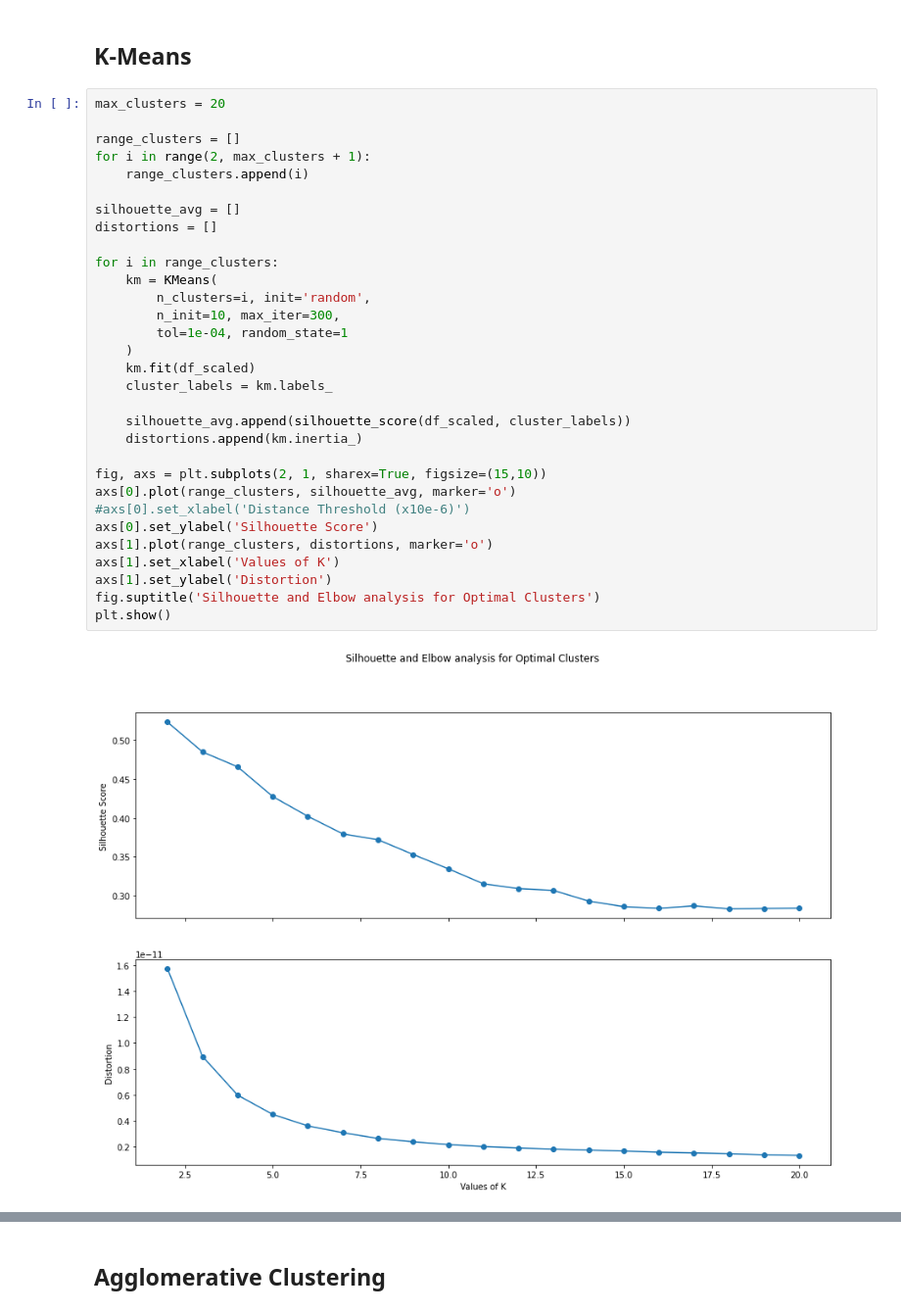
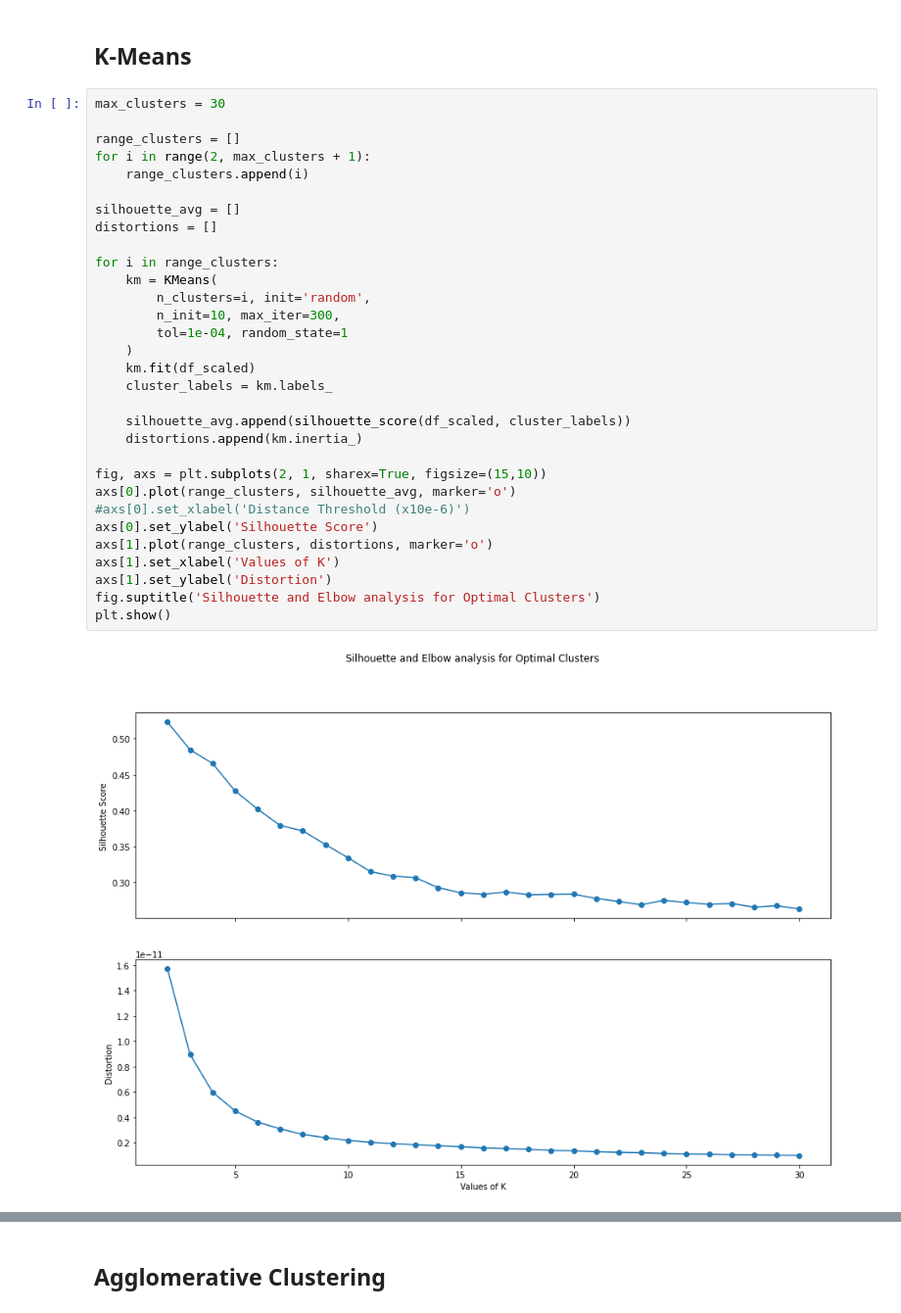
Before and after one commit to sskett/cosc301, a Jupyter notebook: clustering.ipynb, the cells around one changed output, grey strips where cells are left out. Shown at 98% size. Cells and saved outputs as stored; diff of their text form.

```diff
--- a/clustering.ipynb
+++ b/clustering.ipynb
@@ -78,36 +78,36 @@ df_scaled = pd.DataFrame(df_scaled, columns=df.columns).drop(['gameId', 'playId'
 # %% [markdown]
 ## K-Means
 # %%
-max_clusters = 20
+max_clusters = 30
 
 range_clusters = []
 for i in range(2, max_clusters + 1):
     range_clusters.append(i)
 
 silhouette_avg = []
 distortions = []
 
 for i in range_clusters:
     km = KMeans(
         n_clusters=i, init='random',
         n_init=10, max_iter=300,
         tol=1e-04, random_state=1
     )
     km.fit(df_scaled)
     cluster_labels = km.labels_
 
     silhouette_avg.append(silhouette_score(df_scaled, cluster_labels))
     distortions.append(km.inertia_)
 
 fig, axs = plt.subplots(2, 1, sharex=True, figsize=(15,10))
 axs[0].plot(range_clusters, silhouette_avg, marker='o')
 #axs[0].set_xlabel('Distance Threshold (x10e-6)')
 axs[0].set_ylabel('Silhouette Score')
 axs[1].plot(range_clusters, distortions, marker='o')
 axs[1].set_xlabel('Values of K')
 axs[1].set_ylabel('Distortion')
 fig.suptitle('Silhouette and Elbow analysis for Optimal Clusters')
 plt.show()
 # %% [output]
-[figure, old version]
+[figure, new version]
 # %%
```
Also changed, not shown: parts of 30 cells of this notebook, 2 other files.
